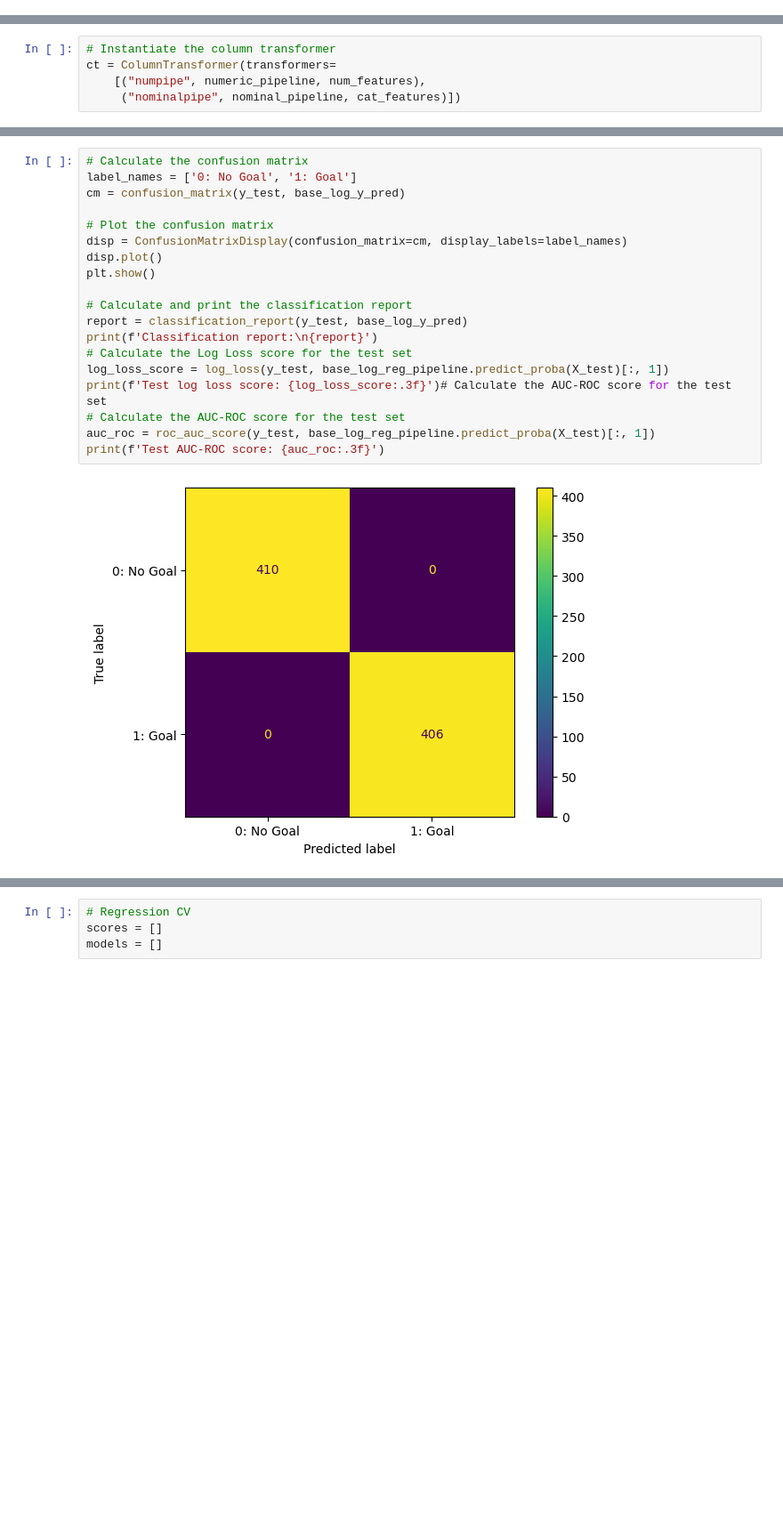
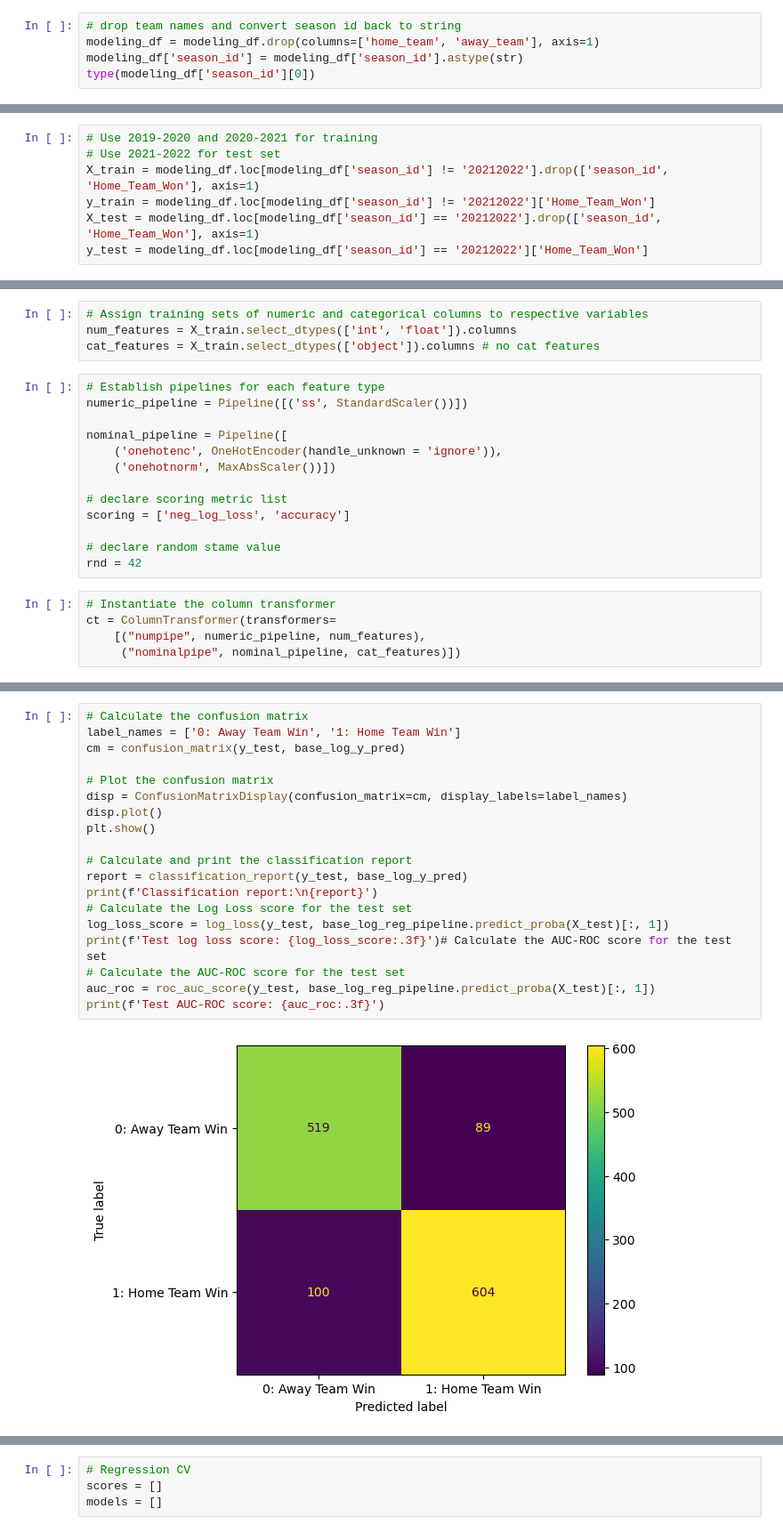
Before and after one commit to jbenasuli/nhl-predictons, a Jupyter notebook: nhl-predictions-sandbox.ipynb, the cells around one changed output, grey strips where cells are left out. Shown at 89% size. Cells and saved outputs as stored; diff of their text form; blank space fills up the shorter version.

```diff
--- a/nhl-predictions-sandbox.ipynb
+++ b/nhl-predictions-sandbox.ipynb
@@ -746,0 +119,5 @@ scoring = ['neg_log_loss', 'accuracy']
+# %%
+# drop team names and convert season id back to string
+modeling_df = modeling_df.drop(columns=['home_team', 'away_team'], axis=1)
+modeling_df['season_id'] = modeling_df['season_id'].astype(str)
+type(modeling_df['season_id'][0])
@@ -746,0 +268,7 @@ scoring = ['neg_log_loss', 'accuracy']
+# %%
+# Use 2019-2020 and 2020-2021 for training
+# Use 2021-2022 for test set
+X_train = modeling_df.loc[modeling_df['season_id'] != '20212022'].drop(['season_id', 'Home_Team_Won'], axis=1)
+y_train = modeling_df.loc[modeling_df['season_id'] != '20212022']['Home_Team_Won']
+X_test = modeling_df.loc[modeling_df['season_id'] == '20212022'].drop(['season_id', 'Home_Team_Won'], axis=1)
+y_test = modeling_df.loc[modeling_df['season_id'] == '20212022']['Home_Team_Won']
@@ -747,3 +306,20 @@ scoring = ['neg_log_loss', 'accuracy']
+# %%
+# Assign training sets of numeric and categorical columns to respective variables
+num_features = X_train.select_dtypes(['int', 'float']).columns
+cat_features = X_train.select_dtypes(['object']).columns # no cat features
+# %%
+# Establish pipelines for each feature type
+numeric_pipeline = Pipeline([('ss', StandardScaler())])
+
+nominal_pipeline = Pipeline([
+    ('onehotenc', OneHotEncoder(handle_unknown = 'ignore')),
+    ('onehotnorm', MaxAbsScaler())])
+
+# declare scoring metric list
+scoring = ['neg_log_loss', 'accuracy']
+
+# declare random stame value
+rnd = 42
 # %%
 # Instantiate the column transformer
 ct = ColumnTransformer(transformers=
@@ -786,24 +360,24 @@ Test log loss score: 0.013
 # %%
 # Calculate the confusion matrix
-label_names = ['0: No Goal', '1: Goal']
+label_names = ['0: Away Team Win', '1: Home Team Win']
 cm = confusion_matrix(y_test, base_log_y_pred)
 
 # Plot the confusion matrix
 disp = ConfusionMatrixDisplay(confusion_matrix=cm, display_labels=label_names)
 disp.plot()
 plt.show()
 
 # Calculate and print the classification report
 report = classification_report(y_test, base_log_y_pred)
 print(f'Classification report:\n{report}')
 # Calculate the Log Loss score for the test set
 log_loss_score = log_loss(y_test, base_log_reg_pipeline.predict_proba(X_test)[:, 1])
 print(f'Test log loss score: {log_loss_score:.3f}')# Calculate the AUC-ROC score for the test set
 # Calculate the AUC-ROC score for the test set
 auc_roc = roc_auc_score(y_test, base_log_reg_pipeline.predict_proba(X_test)[:, 1])
 print(f'Test AUC-ROC score: {auc_roc:.3f}')
 # %% [output]
-[figure, old version]
+[figure, new version]
 Classification report:
               precision    recall  f1-score   support
 
```
Also changed, not shown: parts of 109 cells of this notebook, 3 other files.
